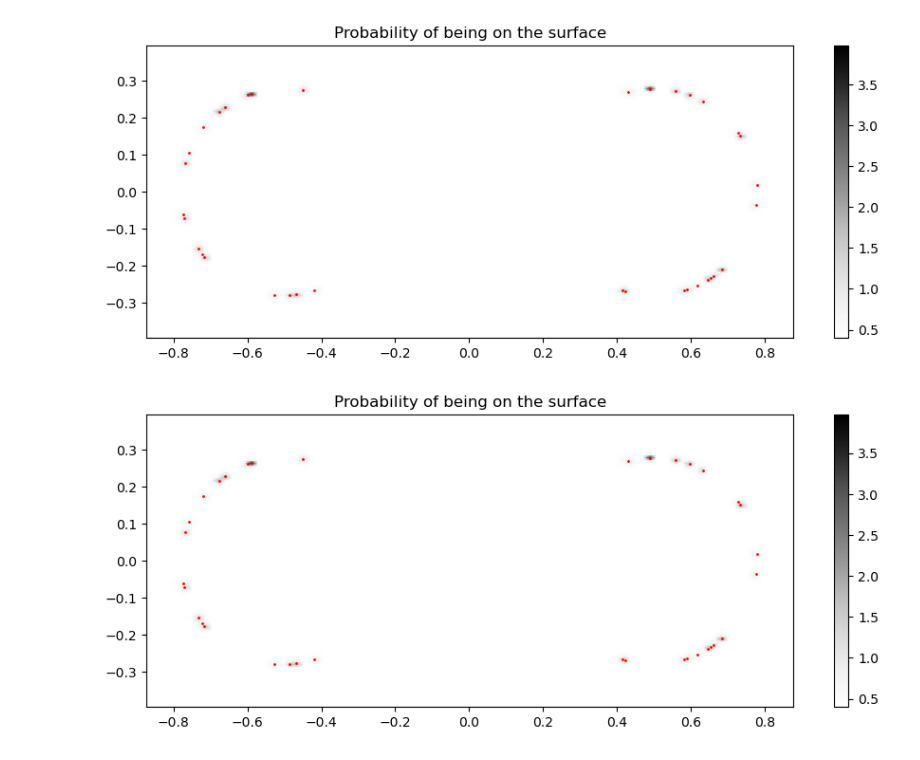
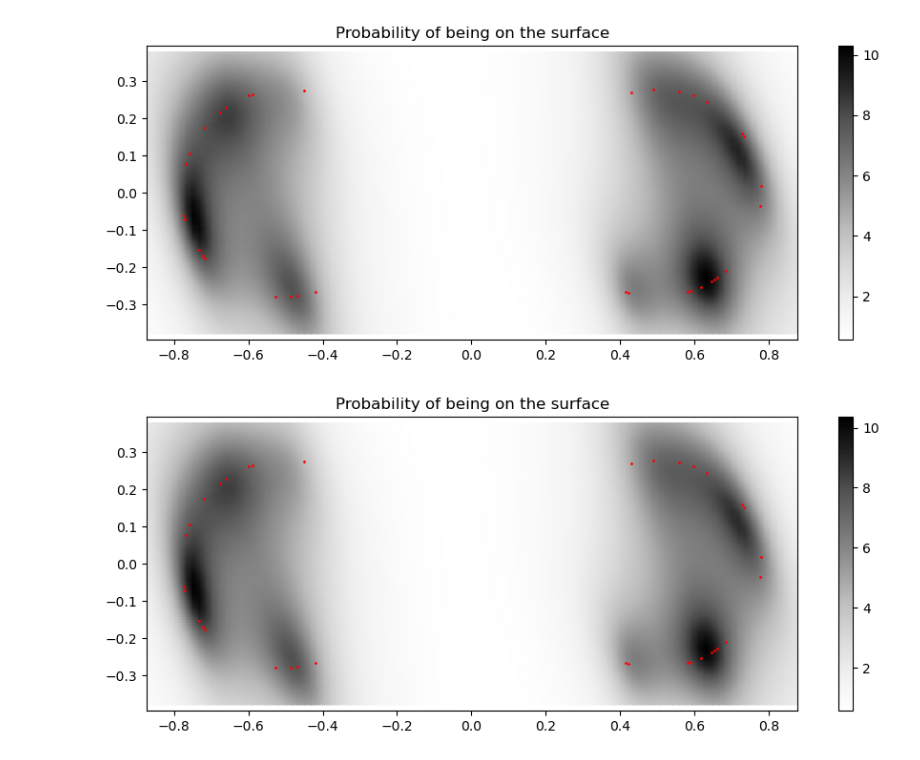
Before and after one commit to drtghosh/thesis_notebooks, a Jupyter notebook: check_training_augsuq.ipynb, the cells around one changed output. Cells and saved outputs as stored; diff of their text form; code cells hidden in the pictures.

```diff
--- a/check_training_augsuq.ipynb
+++ b/check_training_augsuq.ipynb
@@ -11,4 +11,4 @@ import torch
 torch.manual_seed(22)
 fpc, fnc, pc, lp, tc, lt = torch.tensor(fpc), torch.tensor(fnc), torch.tensor(pc), torch.tensor(lp), torch.tensor(tc), torch.tensor(lt)
 # %%
-model = auq(point_cloud=fpc, partial_cloud=pc, test_partial=tc, negative_cloud=fnc)
+model_zero = auq(point_cloud=fpc, partial_cloud=pc, test_partial=tc, train_labels=lp, mapping_dim=2, negative_cloud=fnc)
@@ -18,4 +16,4 @@ AttributeError: 'NoneType' object has no attribute 'shape'
 use_cuda = torch.cuda.is_available()
 #device = torch.device("cuda" if use_cuda else "cpu")
 device = "cpu"
-model.set_device(device)
+model_zero.set_device(device)
@@ -24,3 +20,3 @@ model.set_test_data(tc, lt)
 # %%
-model.train(num_epochs=10, batch_size=20, learning_rate=0.001)
+model_zero.train(num_epochs=2, batch_size=20, learning_rate=0.0001)
 # %% [output]
@@ -37,6 +33,8 @@ Epoch:9, Loss: 0.0071498790251628645
+# %%
+model_zero.set_test_data(tc, lt)
 # %%
-model.predict()
+model_zero.predict()
 # %% [output]
-[figure, old version]
+[figure, new version]
-[figure, old version]
+[figure, new version]
 # %%
```
Also changed, not shown: parts of 12 cells of this notebook, 5 other files.
